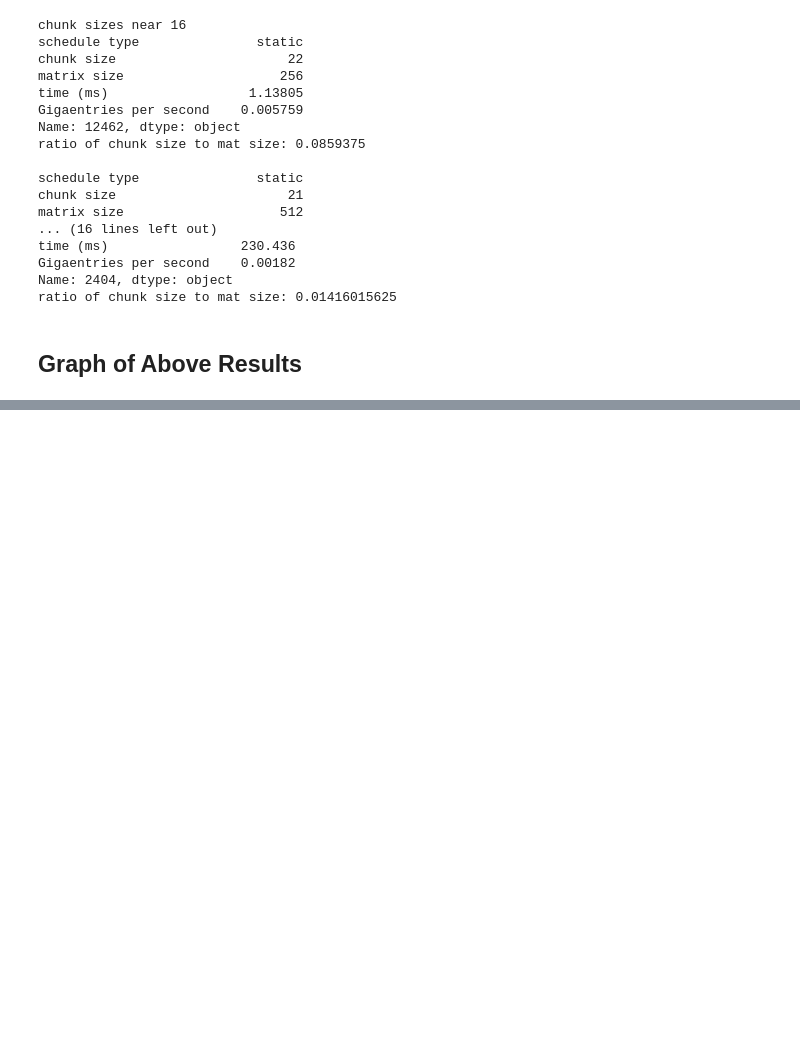
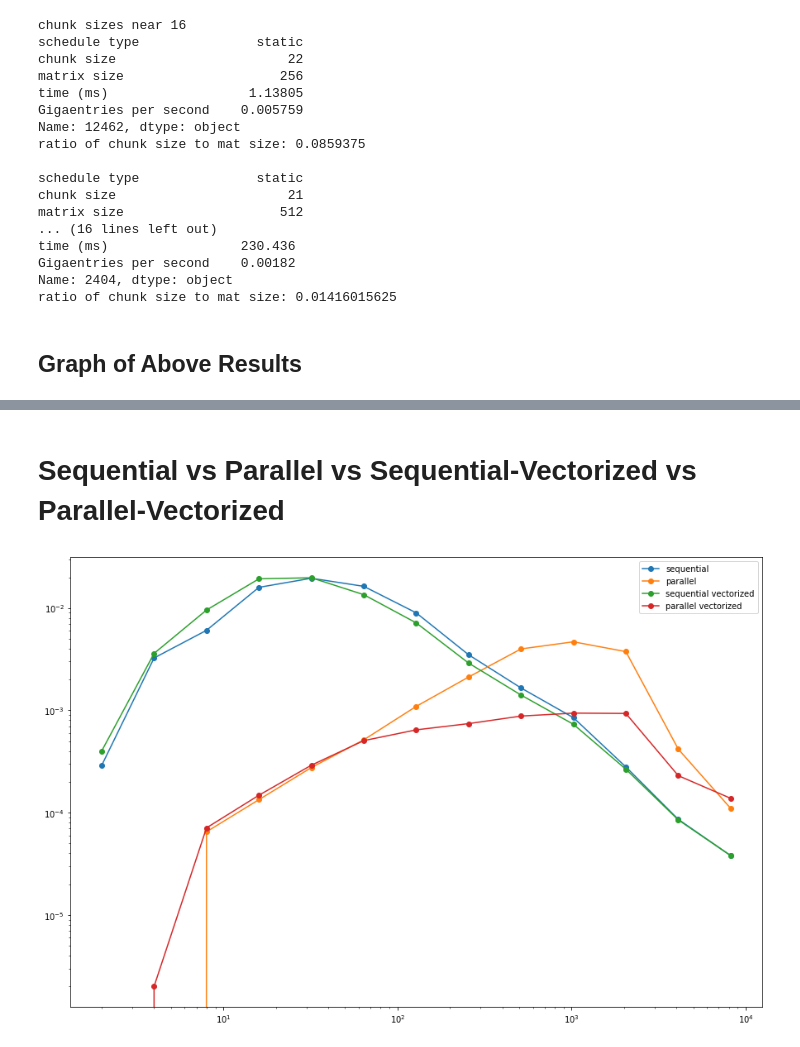
Before and after one commit to paigeweber13/fast-lu-decomposition, a Jupyter notebook: experiments/Experiment Analysis.ipynb, the cells around one changed output, grey strips where cells are left out. Saved outputs shown, nothing was run; the diff lists cells and outputs as text; code cells hidden in the pictures; blank space fills up the shorter version.

```diff
--- a/experiments/Experiment Analysis.ipynb
+++ b/experiments/Experiment Analysis.ipynb
@@ -94,0 +97,19 @@ plt.show()
+# %% [markdown]
+# Sequential vs Parallel vs Sequential-Vectorized vs Parallel-Vectorized
+# %%
+seq = pd.read_csv('./speedtest-sequential.csv')
+par = pd.read_csv('./speedtest-parallel.csv')
+seq_vec = pd.read_csv('./speedtest-sequential-vectorized.csv')
+par_vec = pd.read_csv('./speedtest-parallel-vectorized.csv')
+
+fig = plt.figure(figsize=(15,10))
+plt.plot(seq['matrix size'], seq['Gigaentries per second'], marker='o')
+plt.plot(par['matrix size'], par['Gigaentries per second'], marker='o')
+plt.plot(seq_vec['matrix size'], seq_vec['Gigaentries per second'], marker='o')
+plt.plot(par_vec['matrix size'], par_vec['Gigaentries per second'], marker='o')
+plt.legend(['sequential', 'parallel', 'sequential vectorized', 'parallel vectorized'])
+plt.yscale('log')
+plt.xscale('log')
+plt.show()
+# %% [output]
+[figure, added]
```
Also changed, not shown: parts of 1 cell of this notebook.
